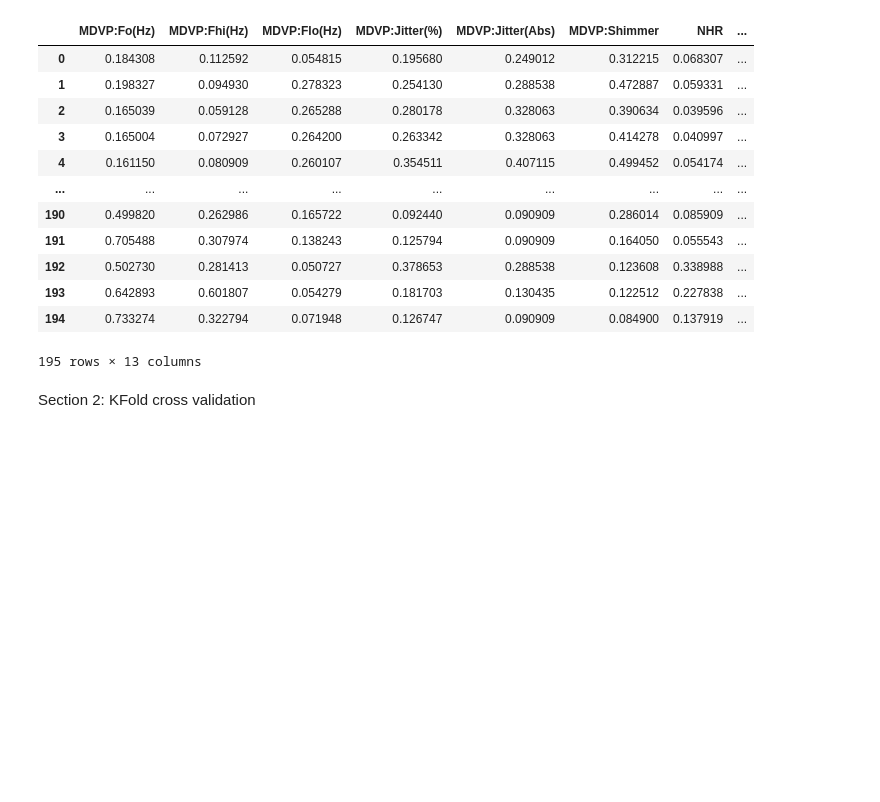
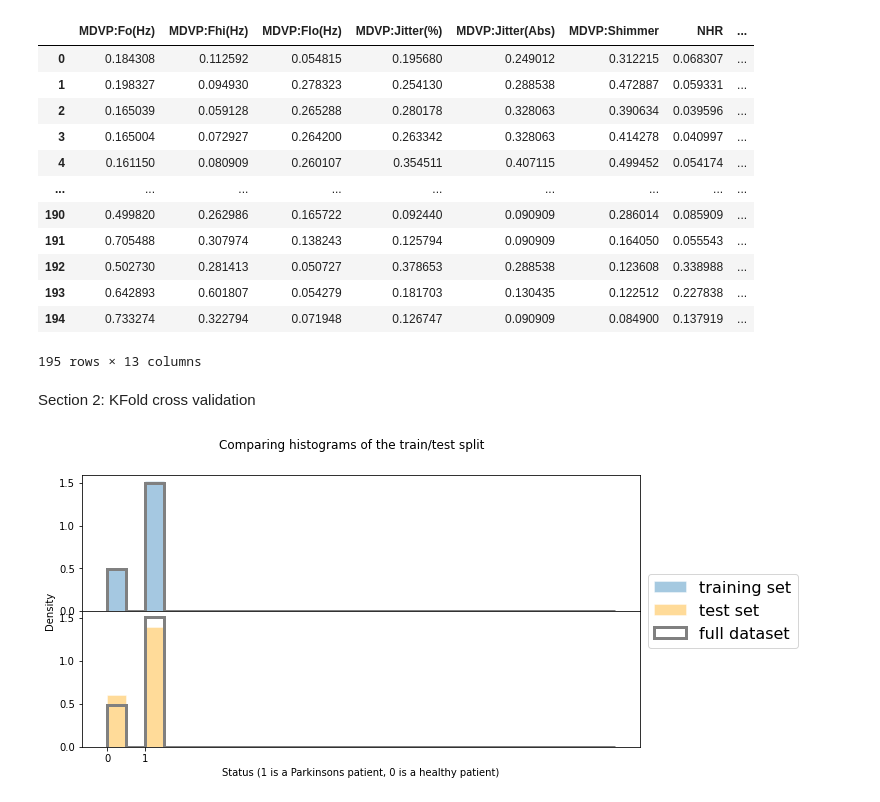
Before and after one commit to casildalewis/ParkinsonsDisease, a Jupyter notebook: parkinsons.ipynb, the cells around one changed output. Drawn from its saved outputs; the diff is of its cells as text; code cells hidden in the pictures; blank space fills up the shorter version.

```diff
--- a/parkinsons.ipynb
+++ b/parkinsons.ipynb
@@ -22,8 +24,8 @@ from sklearn.model_selection import KFold,RepeatedKFold
 The data we have has already been cleaned, and its features have been generated.
 # %%
 # Read in the data from our dataset
-parkinsons_df = pd.read_csv("./parkinsonsdata.csv")
-parkinsons_df
+parkinsons_original = pd.read_csv("./parkinsonsdata.csv")
+parkinsons_original
 # %% [output]
 |  | name | MDVP:Fo(Hz) | MDVP:Fhi(Hz) | MDVP:Flo(Hz) | MDVP:Jitter(%) | MDVP:Jitter(Abs) | MDVP:RAP | ... |
 | 0 | phon_R01_S01_1 | 119.992 | 157.302 | 74.997 | 0.00784 | 0.00007 | 0.00370 | ... |
@@ -44,7 +46,7 @@ Section 1: Feature Engineering
     Remove constant columns, highly correlated features, and normalise.
 # %%
 # Remove name column
-parkinsons_df = parkinsons_df.drop("name", axis=1)
+parkinsons_df = parkinsons_original.drop("name", axis=1)
 
 #split features_df into two dataframes
 target_data_df = pd.DataFrame([parkinsons_df["status"]]).T
@@ -175,2 +176,28 @@ y = target_data_df
 test_fraction = 0.1
 X_train, X_test, y_train, y_test = train_test_split(x, y, test_size=test_fraction, shuffle=True,random_state=seed)
+# %%
+# Evaluating train/test split
+fig, (ax1, ax2) = plt.subplots(2, figsize=(10,5), sharex = True, gridspec_kw={'hspace': 0})
+fig.set_tight_layout(False)
+myarray = parkinsons_original["status"]
+
+bins = np.true_divide(range(28),2)
+
+l1 = sns.distplot(y_train.astype("float"), hist = True, norm_hist = True, kde = False, bins = bins, hist_kws={"edgecolor": "white"}, label = 'training set', ax = ax1)
+l2 = sns.distplot(y_test.astype("float"), hist = True, norm_hist = True, kde = False, bins = bins, hist_kws={"edgecolor": "white", "color": "orange"}, label = 'test set', ax = ax2)
+l3 = sns.distplot(myarray, hist = True, norm_hist = True, kde = False, bins = bins, hist_kws={"histtype": "step","linewidth": 3, "alpha": 1, "color": "grey"}, ax = ax1)
+l4 = sns.distplot(myarray, hist = True, norm_hist = True, kde = False, bins = bins, hist_kws={"histtype": "step","linewidth": 3, "alpha": 1, "color": "grey"}, label = 'full dataset', ax = ax2)
+
+
+ax1.set_xticks(range(2))
+ax2.set_xticks(range(2))
+ax2.xaxis.label.set_visible(False)
+handles, labels = [(a + b) for a, b in zip(ax1.get_legend_handles_labels(), ax2.get_legend_handles_labels())]
+fig.suptitle('Comparing histograms of the train/test split')
+fig.add_subplot(111, frame_on=False)
+plt.tick_params(labelcolor="none", bottom=False, left=False)
+plt.legend(handles, labels, loc = 'center left', bbox_to_anchor=(1, 0.5),prop={'size': 16})
+plt.xlabel('Status (1 is a Parkinsons patient, 0 is a healthy patient)')
+_ = plt.ylabel('Density')
+# %% [output]
+[figure, added]
```
Also changed, not shown: parts of 2 cells of this notebook.
